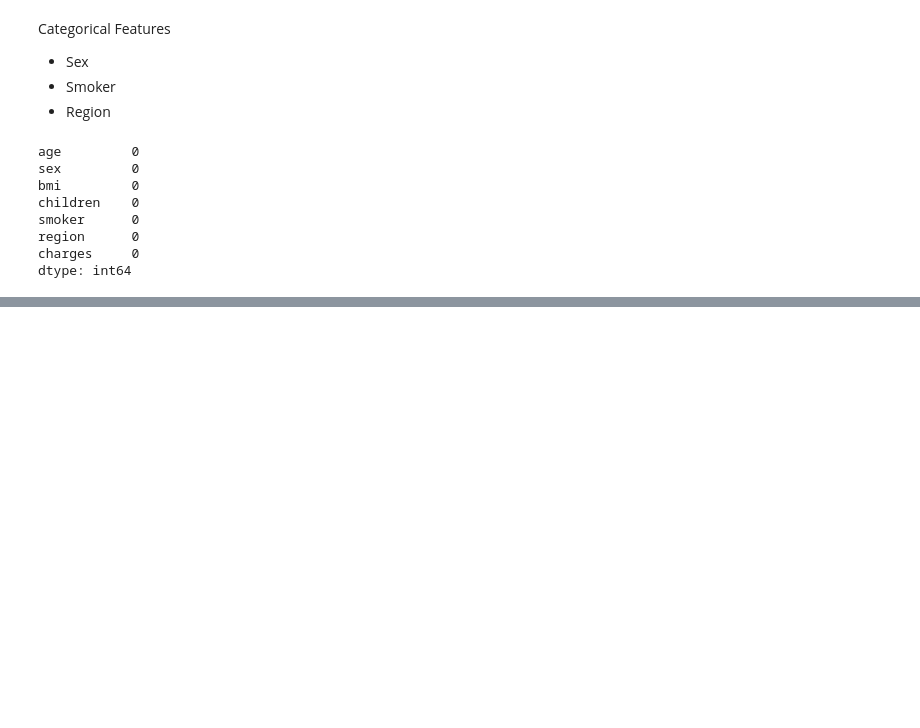
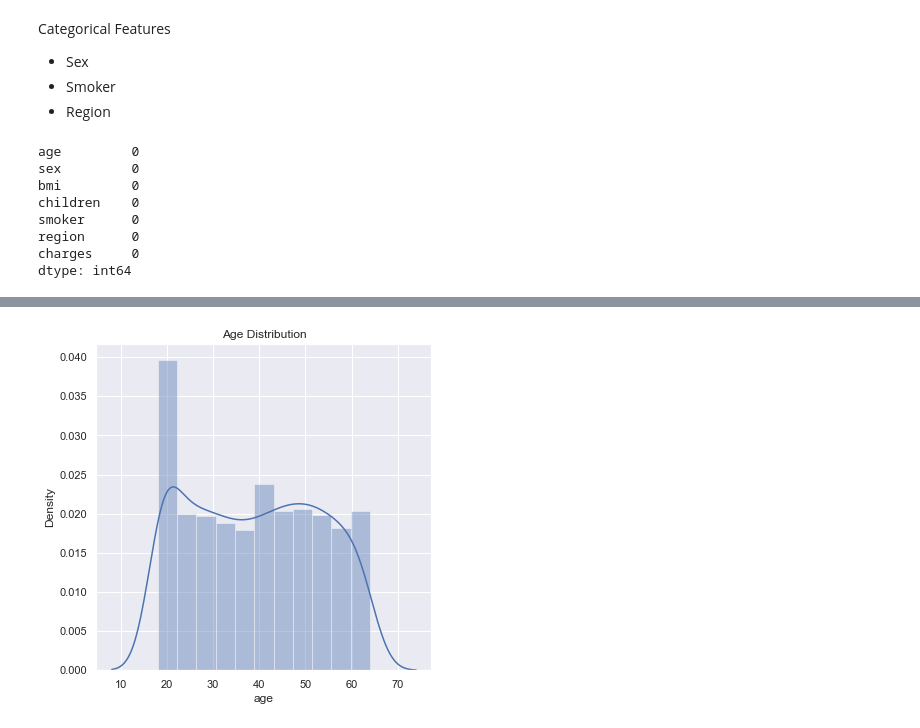
Before and after one commit to AhorIsaac/ml-med-ins-cost-pred, a Jupyter notebook: med-ins-cost-pred.ipynb, the cells around one changed output, grey strips where cells are left out. Cells and saved outputs as stored; diff of their text form; code cells hidden in the pictures; blank space fills up the shorter version.

```diff
--- a/med-ins-cost-pred.ipynb
+++ b/med-ins-cost-pred.ipynb
@@ -65,0 +81,9 @@ dtype: int64
+# %%
+# -- distribution of age values
+sns.set()
+plt.figure(figsize=(6, 6))
+sns.distplot(insurance_dataset['age'])
+plt.title("Age Distribution")
+plt.show()
+# %% [output]
+[figure, added]
```
Also changed, not shown: parts of 13 cells of this notebook.
